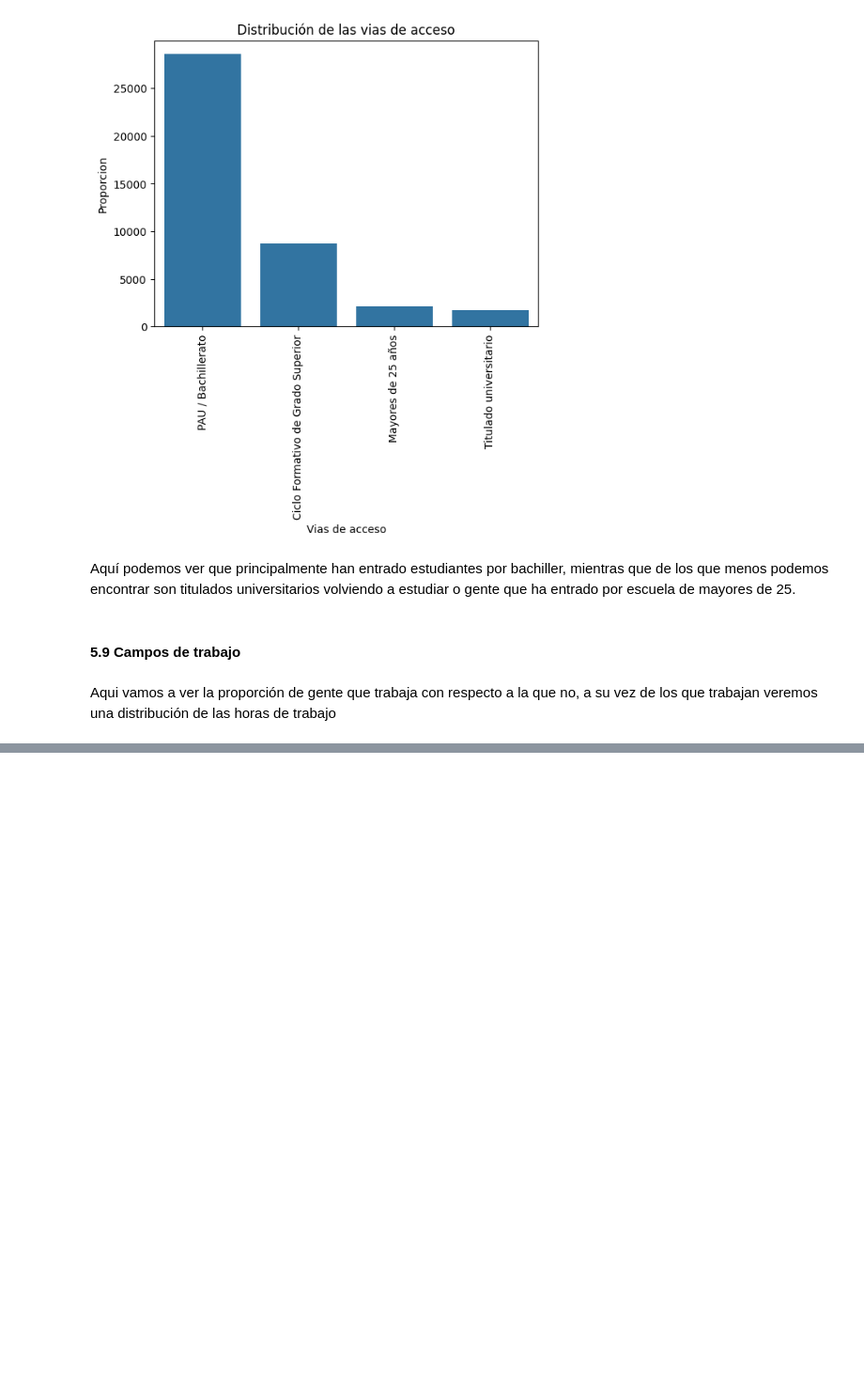
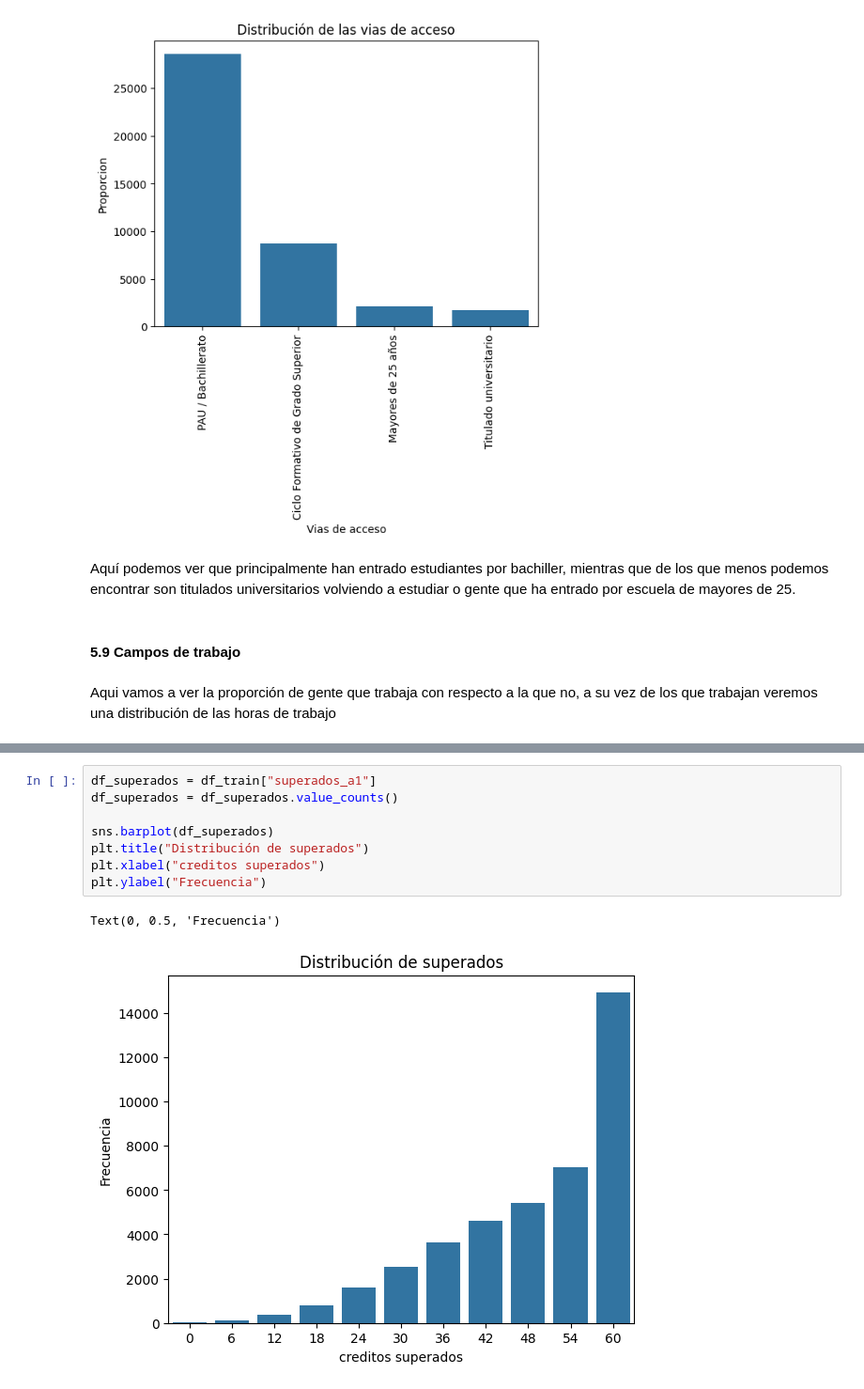
Before and after one commit to GuillermoMorcillo/Practica1Mineria, a Jupyter notebook: Práctica 1 - Análisis, procesamiento y validación .ipynb, the cells around one changed output, grey strips where cells are left out. Shown at 94% size. Drawn from its saved outputs; the diff is of its cells as text; blank space fills up the shorter version.

```diff
--- a/Práctica 1 - Análisis, procesamiento y validación .ipynb
+++ b/Práctica 1 - Análisis, procesamiento y validación .ipynb
@@ -446,0 +490,11 @@ Text(0.5, 1.0, 'Estudiantes que trabajan')
+# %%
+df_superados = df_train["superados_a1"]
+df_superados = df_superados.value_counts()
+
+sns.barplot(df_superados)
+plt.title("Distribución de superados")
+plt.xlabel("creditos superados")
+plt.ylabel("Frecuencia")
+# %% [output]
+Text(0, 0.5, 'Frecuencia')
+[figure, added]
```
Also changed, not shown: parts of 41 cells of this notebook.
